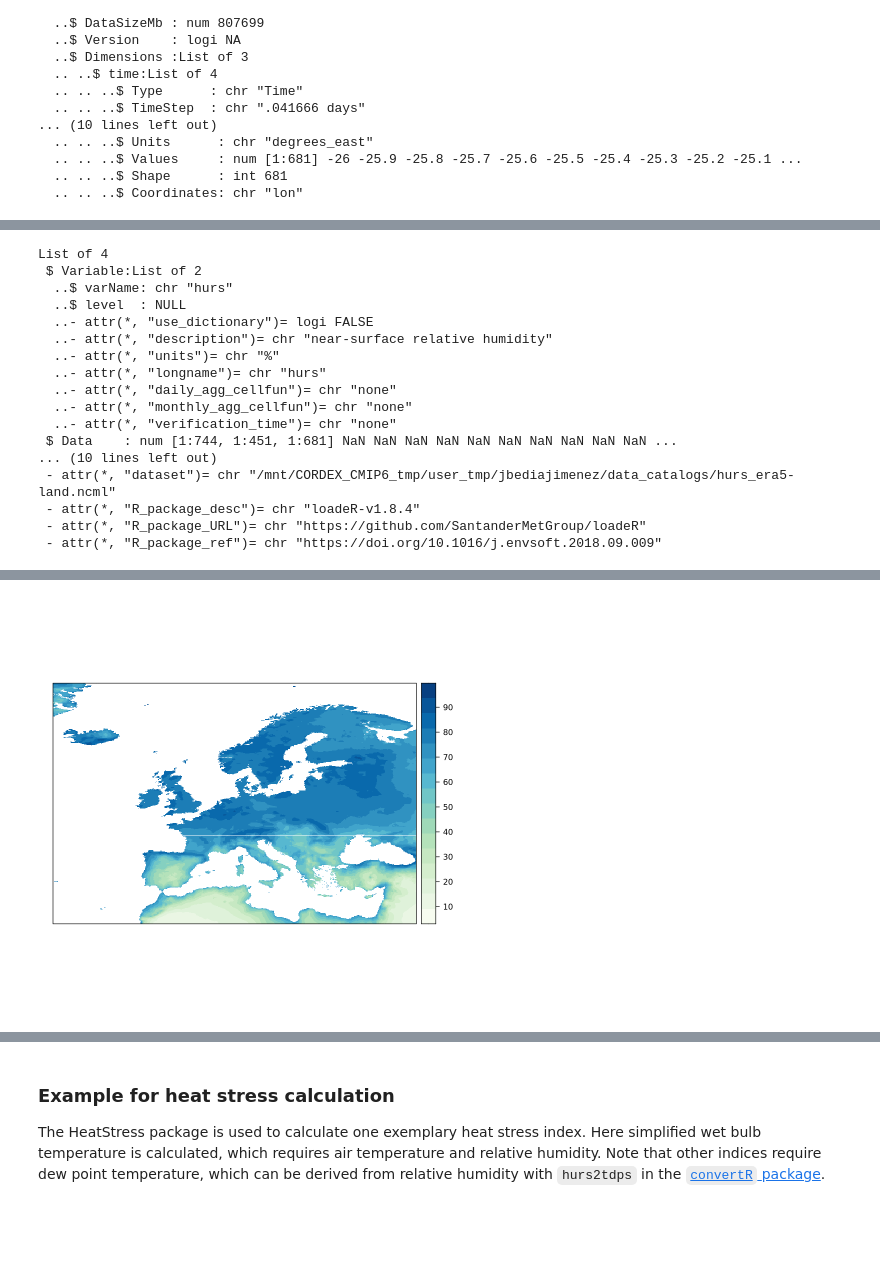
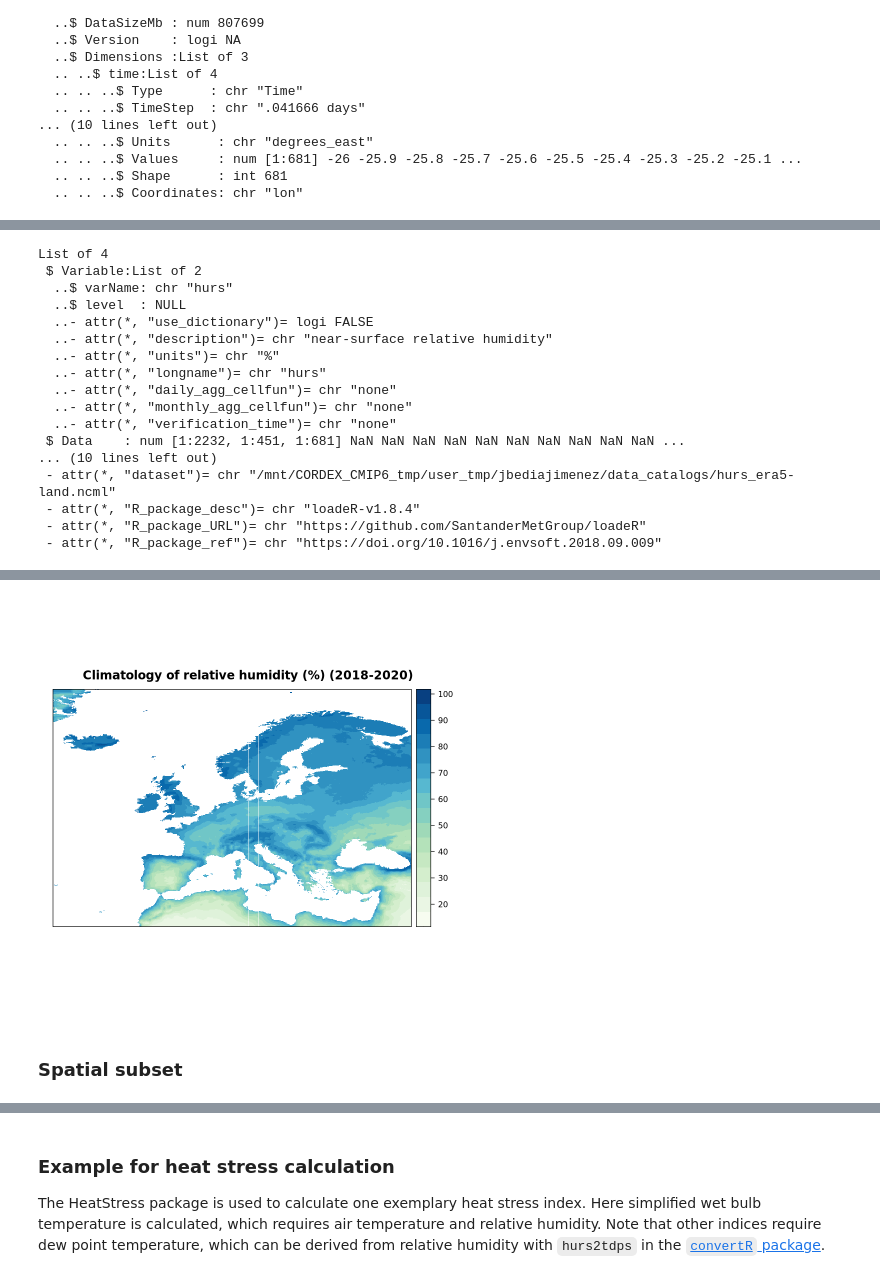
Before and after one commit to anacv/heat-stress-evaluation, a Jupyter notebook: notebooks/2_era5land.ipynb, the cells around one changed output, grey strips where cells are left out. Cells and saved outputs as stored; diff of their text form; code cells hidden in the pictures; blank space fills up the shorter version.

```diff
--- a/notebooks/2_era5land.ipynb
+++ b/notebooks/2_era5land.ipynb
@@ -114,6 +119,8 @@ List of 1
   .. .. ..$ Shape      : int 681
   .. .. ..$ Coordinates: chr "lon"
 # %%
-data_tas <- loadGridData(ncml_file_tas, var = "t2m", years = 2000, season= 7)
+years <- 2018:2020
+seasons <- 8  # August
+data_tas <- loadGridData(ncml_file_tas, var = "t2m", years = years, season= seasons)
 data_tas <- udConvertGrid(data_tas, new.units = "degC")
 # %% [output]
@@ -154,3 +161,3 @@ spatialPlot(climatology(data_tas), rev.colors = TRUE)
 # %%
-data_hurs <- loadGridData(ncml_file_hurs, var = "hurs", years = 2000, season= 7)
+data_hurs <- loadGridData(ncml_file_hurs, var = "hurs", years = years, season= seasons)
 # %% [output]
@@ -175,12 +182,12 @@ List of 4
   ..- attr(*, "daily_agg_cellfun")= chr "none"
   ..- attr(*, "monthly_agg_cellfun")= chr "none"
   ..- attr(*, "verification_time")= chr "none"
- $ Data    : num [1:744, 1:451, 1:681] NaN NaN NaN NaN NaN NaN NaN NaN NaN NaN ...
+ $ Data    : num [1:2232, 1:451, 1:681] NaN NaN NaN NaN NaN NaN NaN NaN NaN NaN ...
 ... (10 lines left out)
  - attr(*, "dataset")= chr "/mnt/CORDEX_CMIP6_tmp/user_tmp/jbediajimenez/data_catalogs/hurs_era5-land.ncml"
  - attr(*, "R_package_desc")= chr "loadeR-v1.8.4"
  - attr(*, "R_package_URL")= chr "https://github.com/SantanderMetGroup/loadeR"
  - attr(*, "R_package_ref")= chr "https://doi.org/10.1016/j.envsoft.2018.09.009"
 # %%
-spatialPlot(climatology(data_hurs),color.theme = "GnBu")
+spatialPlot(climatology(data_hurs),color.theme = "GnBu", main=paste0("Climatology of relative humidity (%) (",years[1],"-",years[length(years)],")")    )
 # %% [output]
@@ -190,4 +197,6 @@ spatialPlot(climatology(data_hurs),color.theme = "GnBu")
-[figure, old version]
+[figure, new version]
+# %% [markdown]
+### Spatial subset
 # %%
 data_tas_iberia <- subsetGrid(data_tas, lonLim = c(-10,5), latLim = c(35,45))
 data_hurs_iberia <- subsetGrid(data_hurs, lonLim = c(-10,5), latLim = c(35,45))
```
Also changed, not shown: parts of 21 cells of this notebook, 2 other files.
